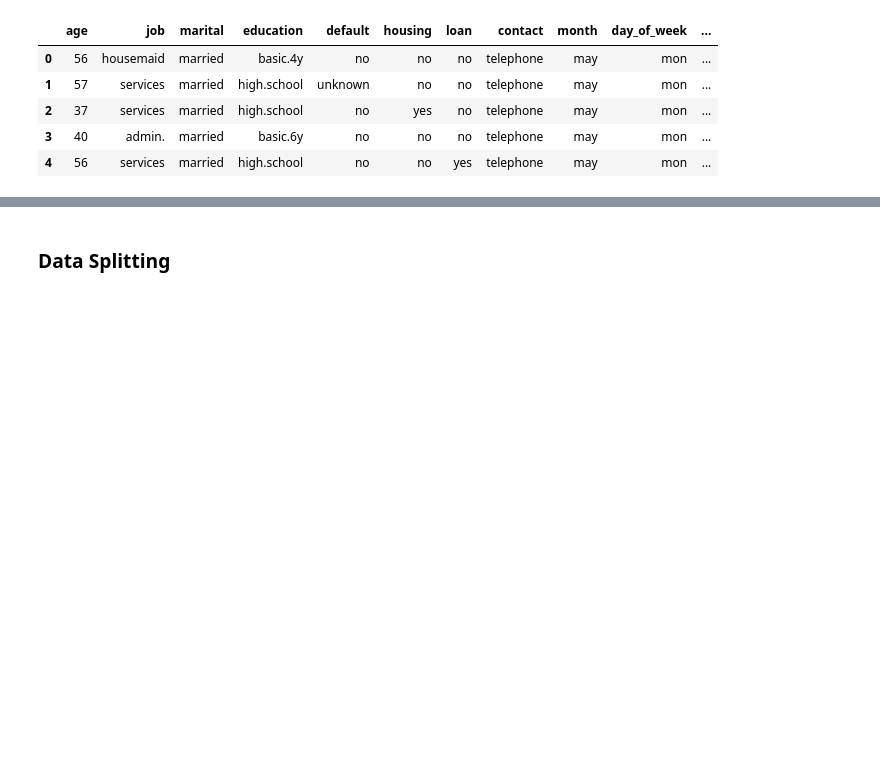
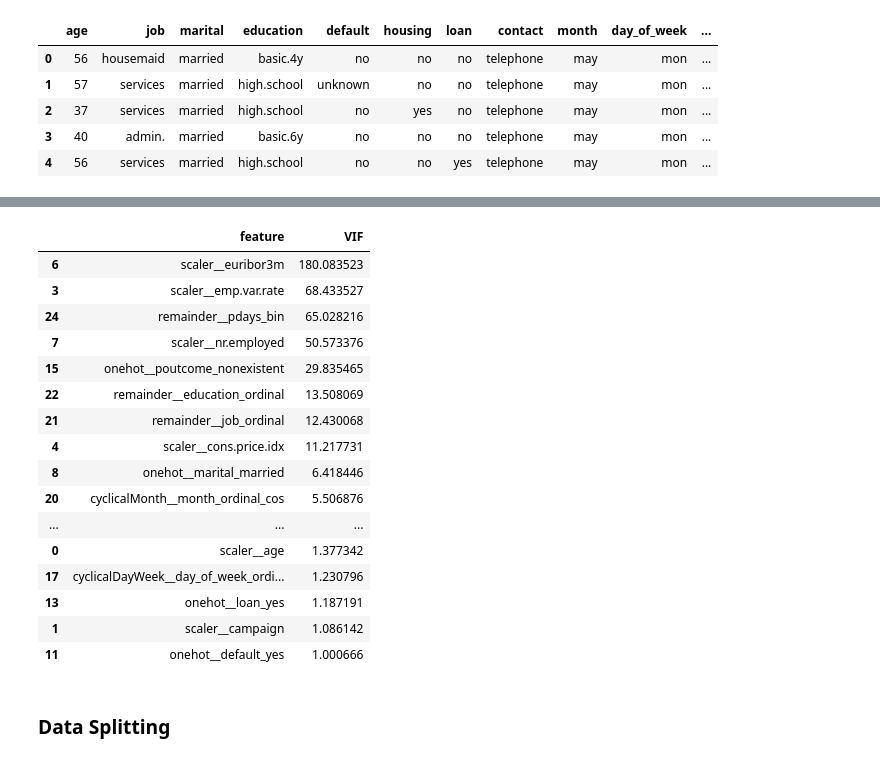
Before and after one commit to robbenrba/finalProject, a Jupyter notebook: finalProject_RobertoB_GrettyM_final.ipynb, the cells around one changed output, grey strips where cells are left out. Cells and saved outputs as stored; diff of their text form; code cells hidden in the pictures; blank space fills up the shorter version.

```diff
--- a/finalProject_RobertoB_GrettyM_final.ipynb
+++ b/finalProject_RobertoB_GrettyM_final.ipynb
@@ -1063,3 +1131,27 @@ ColumnTransformer(remainder='passthrough',
+# %%
+vif_data = pd.DataFrame()
+vif_data["feature"] = transformer_X.get_feature_names_out()
+vif_data["VIF"] = [variance_inflation_factor(X, i) for i in range(X.shape[1])]
+# %%
+vif_data.sort_values(by='VIF',ascending=False)
+# %% [output]
+|  | feature | VIF |
+| 6 | scaler__euribor3m | 180.083523 |
+| 3 | scaler__emp.var.rate | 68.433527 |
+| 24 | remainder__pdays_bin | 65.028216 |
+| 7 | scaler__nr.employed | 50.573376 |
+| 15 | onehot__poutcome_nonexistent | 29.835465 |
+| 22 | remainder__education_ordinal | 13.508069 |
+| 21 | remainder__job_ordinal | 12.430068 |
+| 4 | scaler__cons.price.idx | 11.217731 |
+| 8 | onehot__marital_married | 6.418446 |
+| 20 | cyclicalMonth__month_ordinal_cos | 5.506876 |
+| ... | ... | ... |
+| 0 | scaler__age | 1.377342 |
+| 17 | cyclicalDayWeek__day_of_week_ordi... | 1.230796 |
+| 13 | onehot__loan_yes | 1.187191 |
+| 1 | scaler__campaign | 1.086142 |
+| 11 | onehot__default_yes | 1.000666 |
 # %% [markdown]
 ### Data Splitting
 # %%
```
Also changed, not shown: parts of 42 cells of this notebook.
